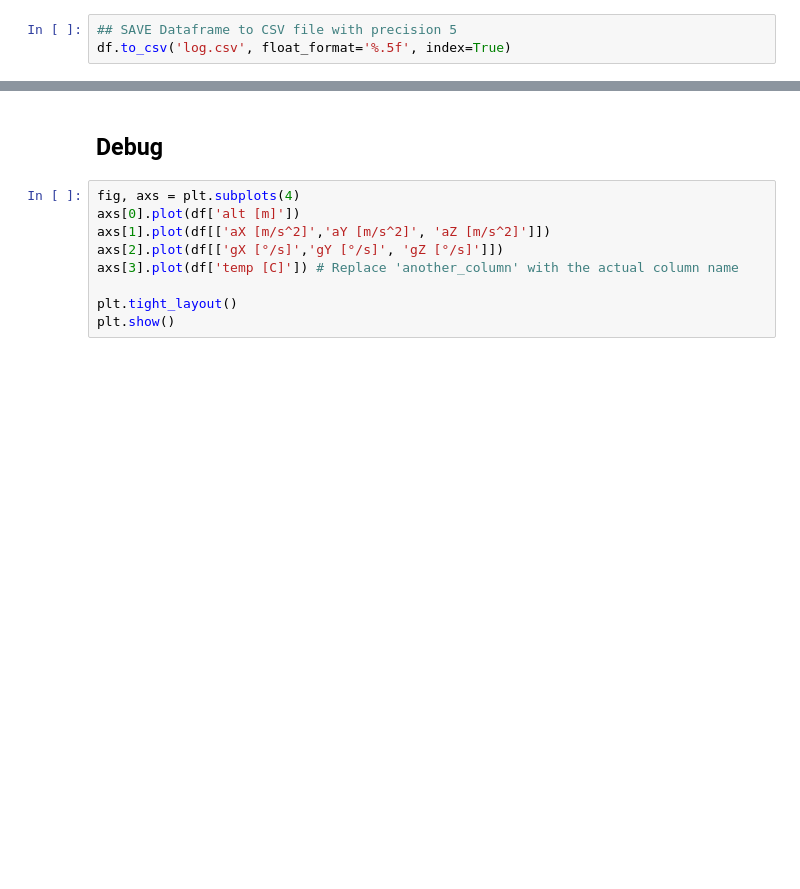
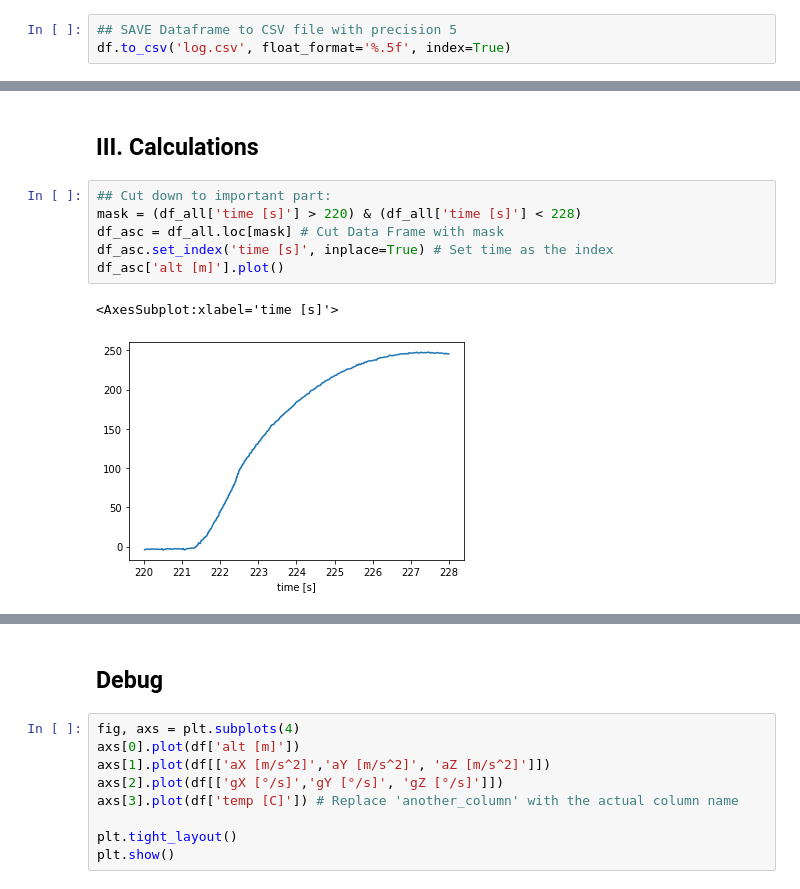
Before and after one commit to b-kelm/bRocket, a Jupyter notebook: data_logging/decode_logs.ipynb, the cells around one changed output, grey strips where cells are left out. Saved outputs shown, nothing was run; the diff lists cells and outputs as text; blank space fills up the shorter version.

```diff
--- a/data_logging/decode_logs.ipynb
+++ b/data_logging/decode_logs.ipynb
@@ -93,0 +97,11 @@ fig.savefig("log.png")
+# %% [markdown]
+## III. Calculations
+# %%
+## Cut down to important part:
+mask = (df_all['time [s]'] > 220) & (df_all['time [s]'] < 228)
+df_asc = df_all.loc[mask] # Cut Data Frame with mask
+df_asc.set_index('time [s]', inplace=True) # Set time as the index
+df_asc['alt [m]'].plot()
+# %% [output]
+<AxesSubplot:xlabel='time [s]'>
+[figure, added]
```
Also changed, not shown: parts of 17 cells of this notebook, 7 other files.
